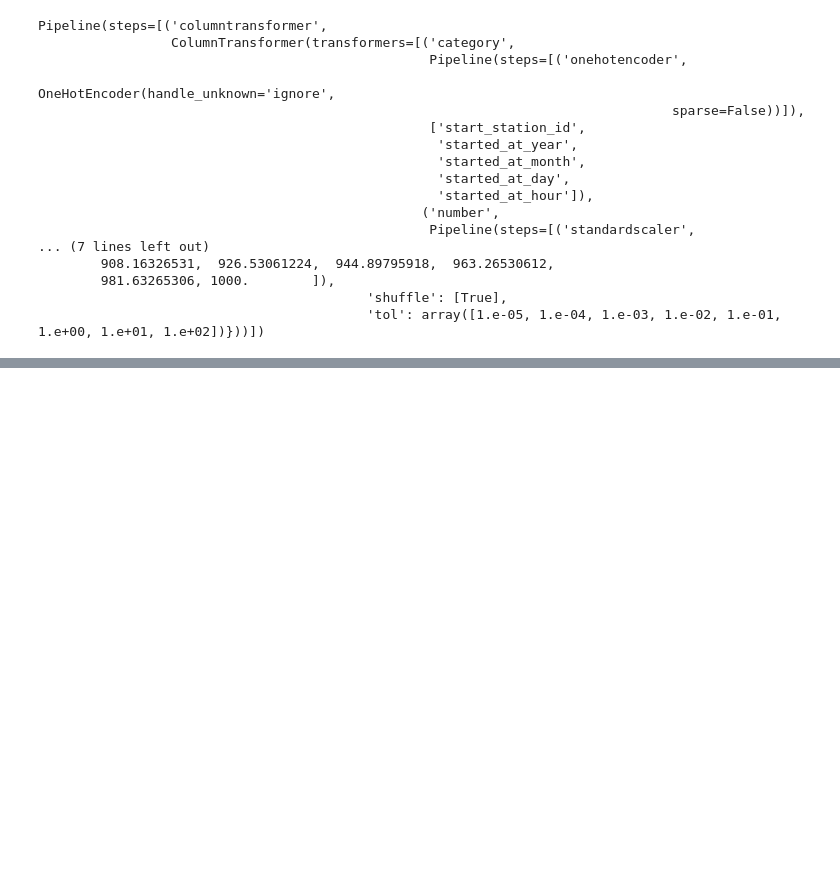
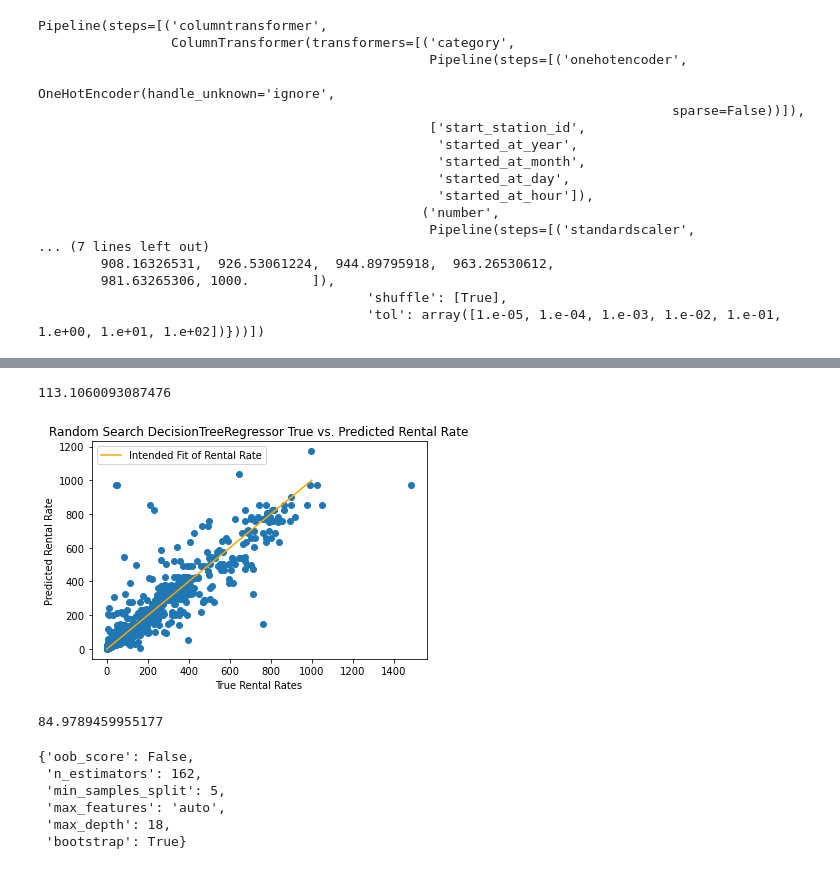
Before and after one commit to eric-albrecht-3372/bike_machine_learning, a Jupyter notebook: Notebooks/Bike Usage Regressor - No Complementary Data.ipynb, the cells around one changed output, grey strips where cells are left out. Cells and saved outputs as stored; diff of their text form; code cells hidden in the pictures; blank space fills up the shorter version.

```diff
--- a/Notebooks/Bike Usage Regressor - No Complementary Data.ipynb
+++ b/Notebooks/Bike Usage Regressor - No Complementary Data.ipynb
@@ -652,11 +652,10 @@ dt = DecisionTreeRegressor()
 
 # establish the parameters to use for the distribution
 dt_param_dist = {
-    "criterion":["squared_error", "friedman_mse", "poisson"],
     "splitter":["best"],
     "max_depth":ss.uniform(2, 20),
-    "min_samples_split":ss.uniform(2, 8),
-    "min_samples_leaf":ss.uniform(3, 7)
+    "min_samples_split":[2, 4, 6, 8, 10, 20],
+    "min_samples_leaf":[3, 4, 5, 6, 8]
 }
 
 # Set up the RandomizedSearchCV first
@@ -728,0 +673,15 @@ y_poly_preds = poly_pipeline.predict(x_poly_val)
+# %%
+np.sqrt(mean_squared_error(y_val, y_dt_preds))
+# %% [output]
+113.1060093087476
+# %%
+# Plot out the predictions for further analysis
+plt.scatter(y_val, y_dt_preds)
+plt.plot([0,1000], [0, 1000], label="Intended Fit of Rental Rate", color="orange")
+plt.legend()
+plt.xlabel("True Rental Rates")
+plt.ylabel("Predicted Rental Rate")
+plt.title("Random Search DecisionTreeRegressor True vs. Predicted Rental Rate")
+plt.show()
+# %% [output]
+[figure, added]
@@ -728,0 +713,13 @@ y_poly_preds = poly_pipeline.predict(x_poly_val)
+# %%
+np.sqrt(mean_squared_error(y_val, y_rf_preds))
+# %% [output]
+84.9789459955177
+# %%
+random_search.best_params_
+# %% [output]
+{'oob_score': False,
+ 'n_estimators': 162,
+ 'min_samples_split': 5,
+ 'max_features': 'auto',
+ 'max_depth': 18,
+ 'bootstrap': True}
```
Also changed, not shown: parts of 25 cells of this notebook.
